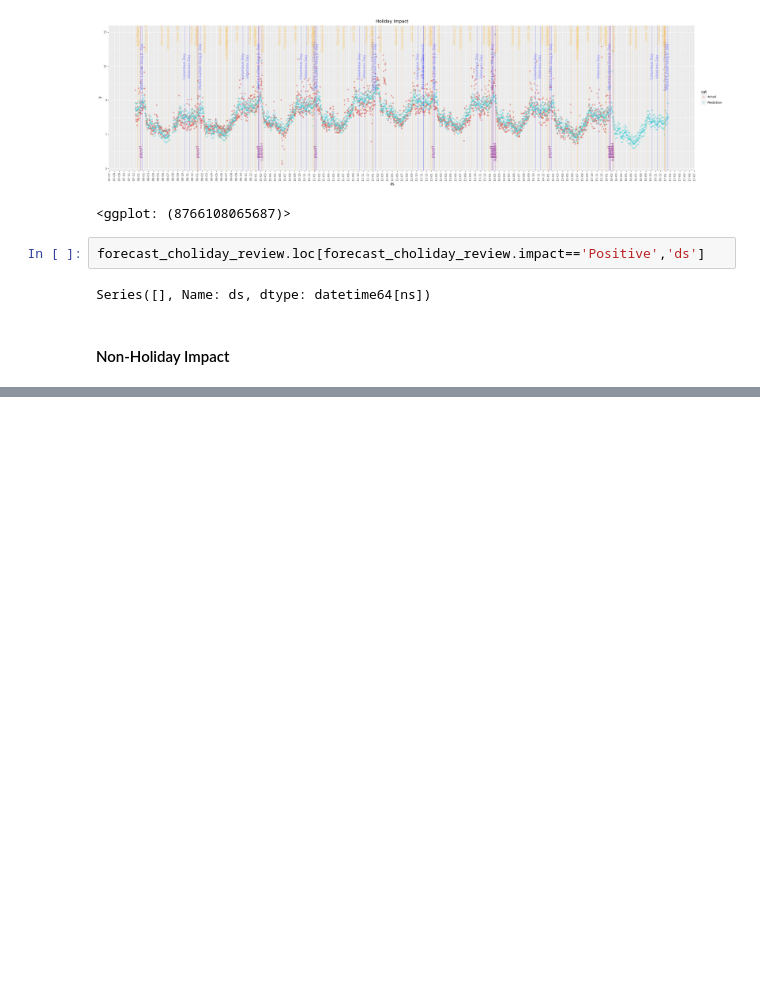
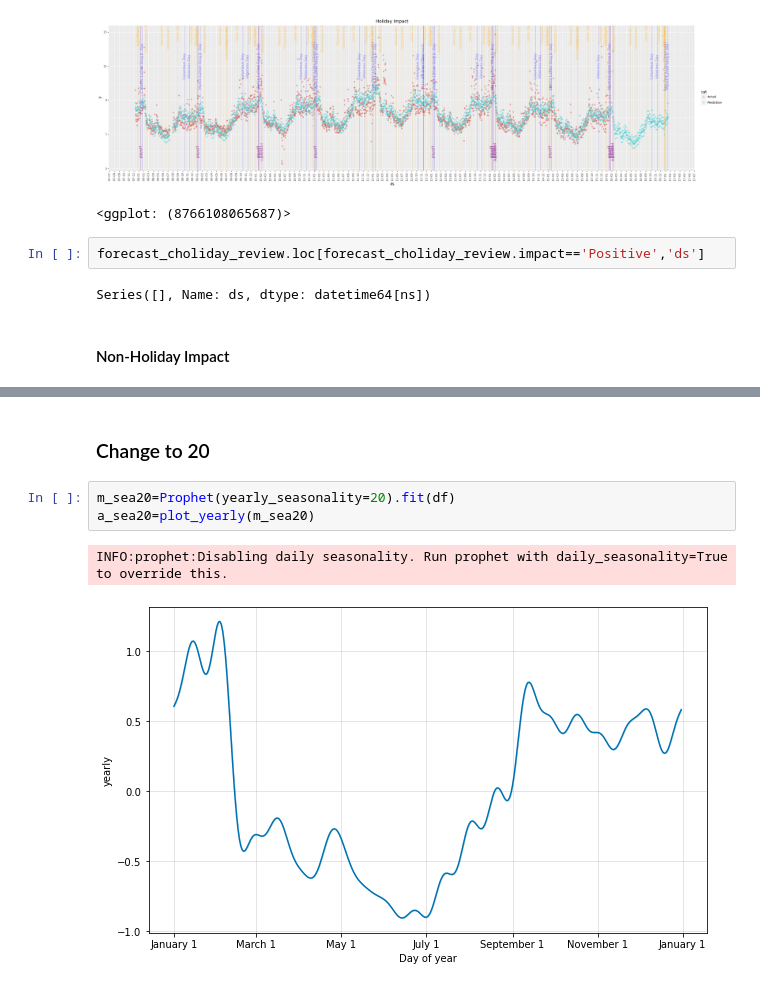
Before and after one commit to Ivanlong0630/Time_Series, a Jupyter notebook: Prophet/04_Prophet_Seasonality_HolidayEffects_Regressors.ipynb, the cells around one changed output, grey strips where cells are left out. Cells and saved outputs as stored; diff of their text form; blank space fills up the shorter version.

```diff
--- a/Prophet/04_Prophet_Seasonality_HolidayEffects_Regressors.ipynb
+++ b/Prophet/04_Prophet_Seasonality_HolidayEffects_Regressors.ipynb
@@ -576,0 +695,8 @@ Name: cat, dtype: int64
+# %% [markdown]
+### Change to 20
+# %%
+m_sea20=Prophet(yearly_seasonality=20).fit(df)
+a_sea20=plot_yearly(m_sea20)
+# %% [output]
+INFO:prophet:Disabling daily seasonality. Run prophet with daily_seasonality=True to override this.
+[figure, added]
```
Also changed, not shown: parts of 12 cells of this notebook.
